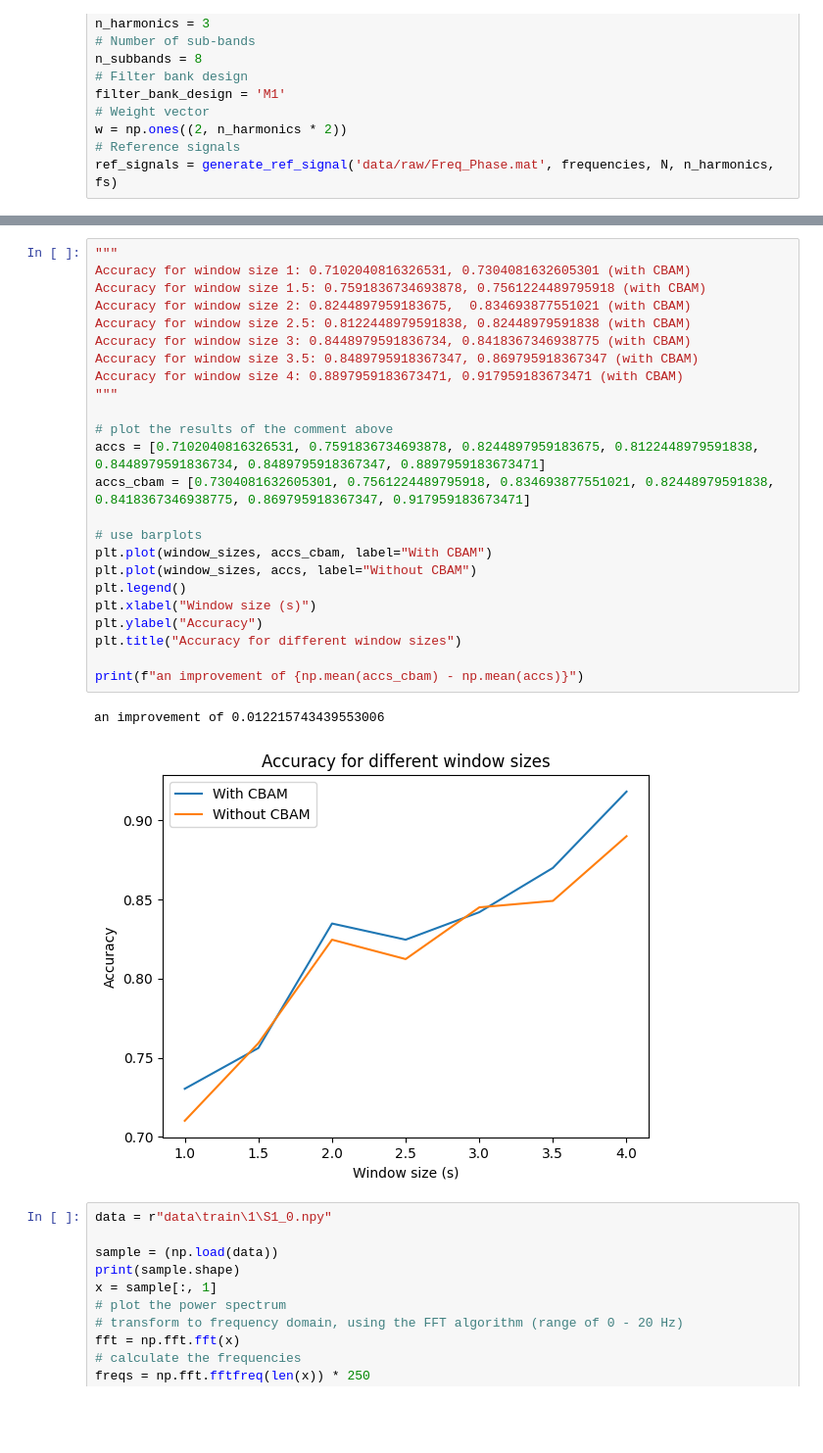
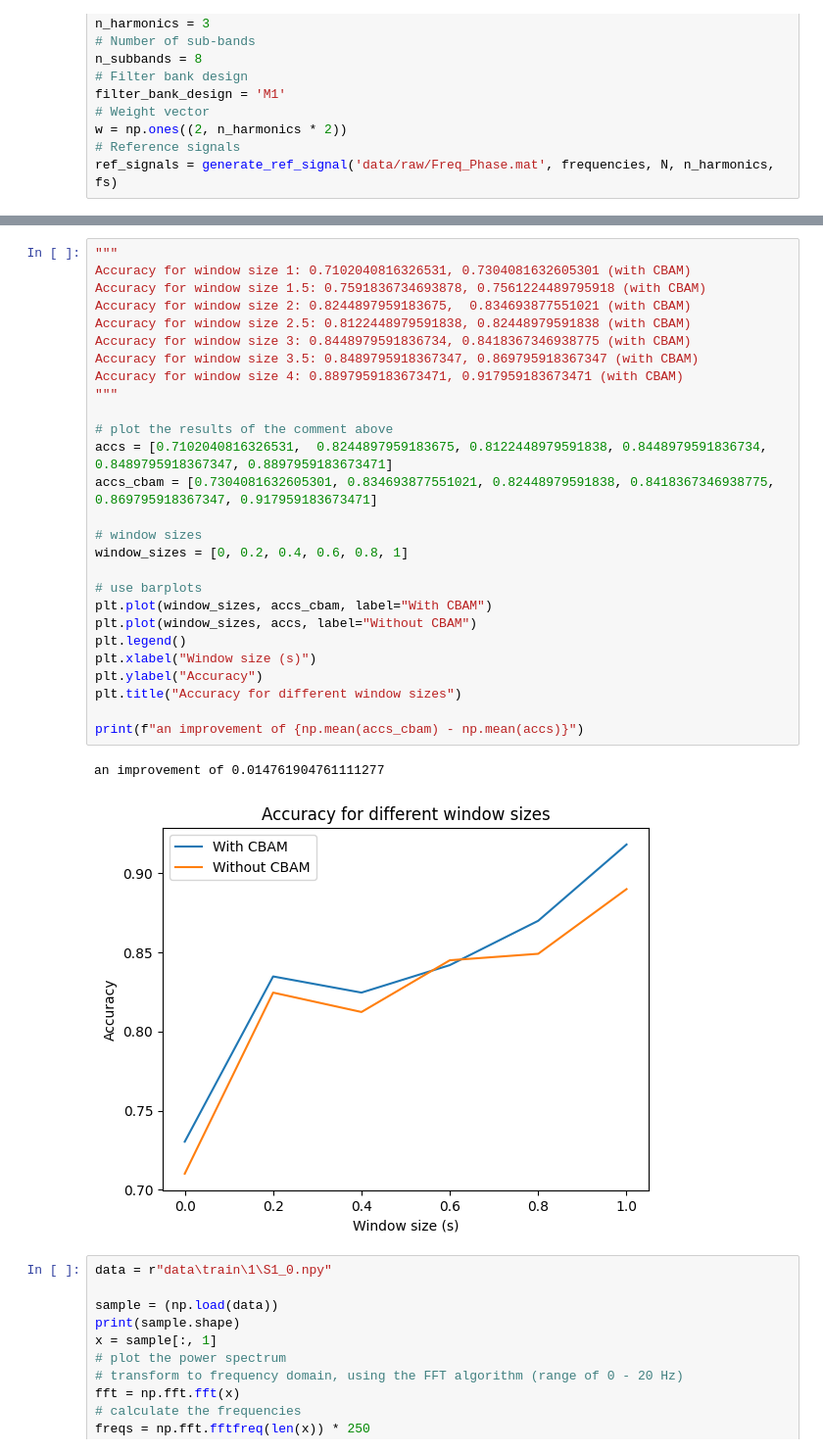
Before and after one commit to loaspra/stargan-ssvep, a Jupyter notebook: classif.ipynb, the cells around one changed output, grey strips where cells are left out. Shown at 98% size. Cells and saved outputs as stored; diff of their text form; blank space fills up the shorter version.

```diff
--- a/classif.ipynb
+++ b/classif.ipynb
@@ -253,30 +331,33 @@ Accuracy for window size 4: 0.8897959183673471
 # %%
 """
 Accuracy for window size 1: 0.7102040816326531, 0.7304081632605301 (with CBAM)
 Accuracy for window size 1.5: 0.7591836734693878, 0.7561224489795918 (with CBAM)
 Accuracy for window size 2: 0.8244897959183675,  0.834693877551021 (with CBAM)
 Accuracy for window size 2.5: 0.8122448979591838, 0.82448979591838 (with CBAM)
 Accuracy for window size 3: 0.8448979591836734, 0.8418367346938775 (with CBAM)
 Accuracy for window size 3.5: 0.8489795918367347, 0.869795918367347 (with CBAM)
 Accuracy for window size 4: 0.8897959183673471, 0.917959183673471 (with CBAM)
 """
 
 # plot the results of the comment above
-accs = [0.7102040816326531, 0.7591836734693878, 0.8244897959183675, 0.8122448979591838, 0.8448979591836734, 0.8489795918367347, 0.8897959183673471]
-accs_cbam = [0.7304081632605301, 0.7561224489795918, 0.834693877551021, 0.82448979591838, 0.8418367346938775, 0.869795918367347, 0.917959183673471]
+accs = [0.7102040816326531,  0.8244897959183675, 0.8122448979591838, 0.8448979591836734, 0.8489795918367347, 0.8897959183673471]
+accs_cbam = [0.7304081632605301, 0.834693877551021, 0.82448979591838, 0.8418367346938775, 0.869795918367347, 0.917959183673471]
+
+# window sizes
+window_sizes = [0, 0.2, 0.4, 0.6, 0.8, 1]
 
 # use barplots
 plt.plot(window_sizes, accs_cbam, label="With CBAM")
 plt.plot(window_sizes, accs, label="Without CBAM")
 plt.legend()
 plt.xlabel("Window size (s)")
 plt.ylabel("Accuracy")
 plt.title("Accuracy for different window sizes")
 
 print(f"an improvement of {np.mean(accs_cbam) - np.mean(accs)}")
 # %% [output]
-an improvement of 0.012215743439553006
+an improvement of 0.014761904761111277
-[figure, old version]
+[figure, new version]
 # %%
 data = r"data\train\1\S1_0.npy"
 
```
Also changed, not shown: parts of 4 cells of this notebook, 3 other files.
